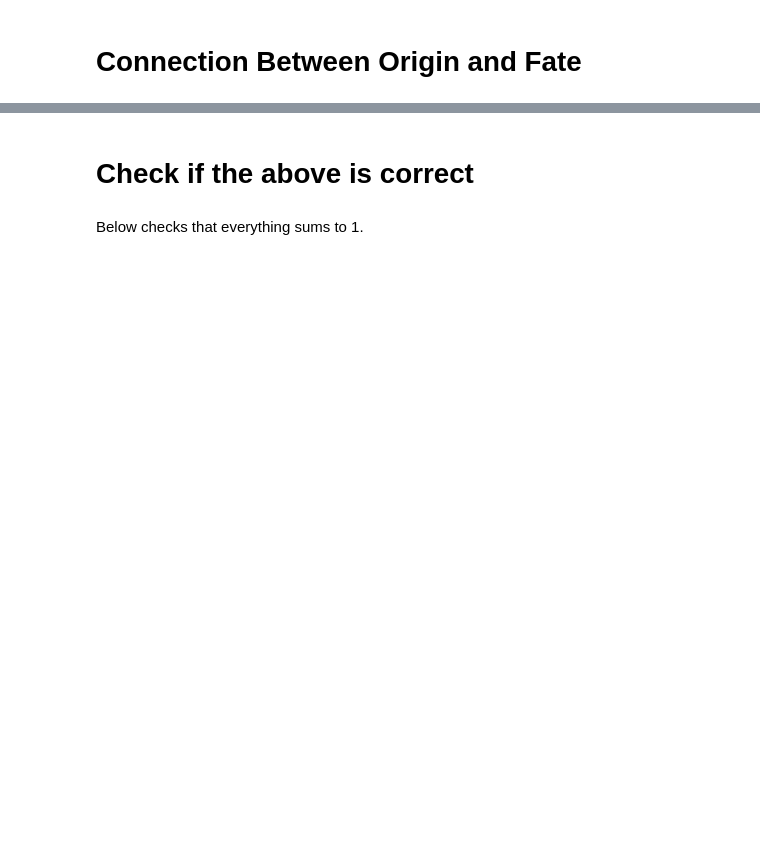
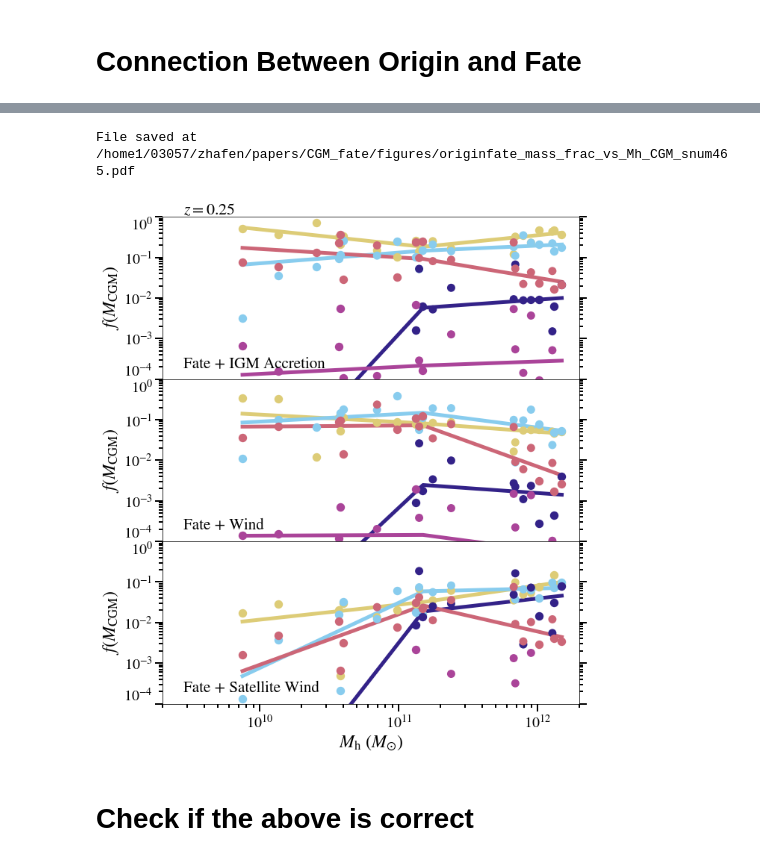
Before and after one commit to zhafen/CGM_fate_analysis, a Jupyter notebook: multi_sim_analysis/halo_mass_trends.ipynb, the cells around one changed output, grey strips where cells are left out. Cells and saved outputs as stored; diff of their text form; code cells hidden in the pictures; blank space fills up the shorter version.

```diff
--- a/multi_sim_analysis/halo_mass_trends.ipynb
+++ b/multi_sim_analysis/halo_mass_trends.ipynb
@@ -583,6 +584,7 @@ for i, outer_classification in enumerate( outer_classifications ):
 # %%
 inner_classifications = p_constants.CLASSIFICATIONS_CGM_FATE
-outer_classifications = p_constants.CLASSIFICATIONS_CGM_ORIGIN
+outer_classifications = copy.deepcopy( p_constants.CLASSIFICATIONS_CGM_ORIGIN )
+outer_classifications.remove( 'is_CGM_satellite_ISM' )
 
 n_rows = len( outer_classifications )
 
@@ -599,7 +601,7 @@ for i, outer_classification in enumerate( outer_classifications ):
 
     for j, classification in enumerate( inner_classifications ):
 
-        item = CGM_mass_fractions['and'][classification][outer_classification]
+        item = CGM_mass_fractions['joint'][classification][outer_classification]
 
         md_split = item.split_by_key_slice( slice(4,10), '_md' )
         fiducials = md_split[False]
@@ -707,38 +709,41 @@ for i, outer_classification in enumerate( outer_classifications ):
     ax.set_ylabel( r'$f(M_{\rm CGM})$', fontsize=24 )
 
     ax.set_xlim( 2e9, 2e12 )
-    ax.set_ylim( y_min, y_max )
+    ax.set_ylim( 1e-4, 1 )
 
     ax.set_xscale( 'log' )
     ax.set_yscale( 'log' )
 
     # Avoid overlapping ticks
     ax.get_yticklabels()[1].set_verticalalignment( 'bottom' )
     ax.get_yticklabels()[-2].set_verticalalignment( 'top' )
 
     # Add ticks to the right
     ax.yaxis.set_ticks_position( 'both' )
 
     if snum == 172 and ax.is_last_row():
         legend = ax.legend(
             color_objects,
             labels,
             prop={'size': 17.5},
             ncol=1,
             loc='upper left',
             fontsize=24,
             framealpha = 0.9,
         )
         legend.set_zorder( 120 )
 
 save_file = 'originfate_{}_frac_vs_Mh{}.pdf'.format( save_file_tags[mass_key], tag_tail )
 
 plotting.save_fig(
     out_dir = file_manager.get_project_figure_dir(),
     save_file = save_file,
     fig = fig,
 )
+
+fig
+# %% [output]
+File saved at /home1/03057/zhafen/papers/CGM_fate/figures/originfate_mass_frac_vs_Mh_CGM_snum465.pdf
+[figure, added]
 # %% [markdown]
 # Check if the above is correct
-# %% [markdown]
-Below checks that everything sums to 1.
```
Also changed, not shown: parts of 33 cells of this notebook, 2 other files.
